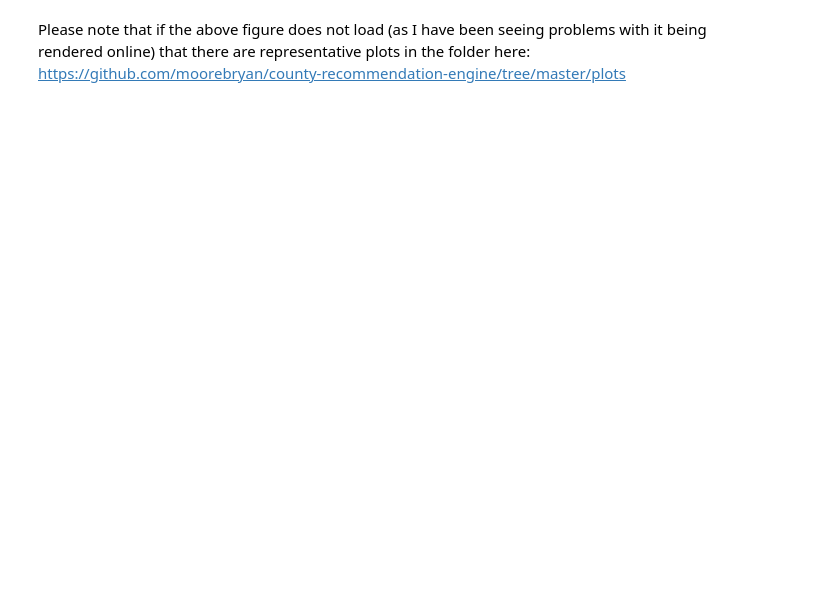
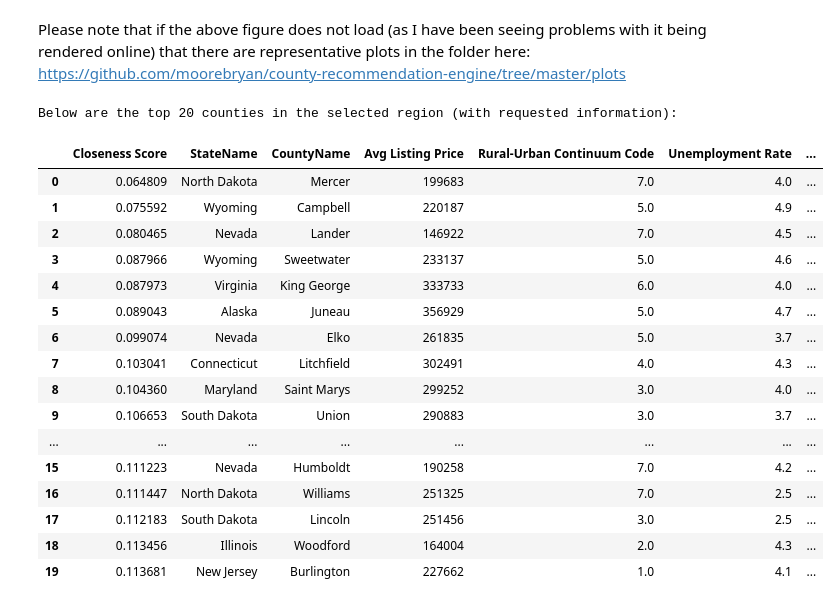
Before and after one commit to moorebryan/county-recommendation-engine, a Jupyter notebook: county-recommendation-engine.ipynb, the cells around one changed output. Drawn from its saved outputs; the diff is of its cells as text; code cells hidden in the pictures; blank space fills up the shorter version.

```diff
--- a/county-recommendation-engine.ipynb
+++ b/county-recommendation-engine.ipynb
@@ -292,3 +403,28 @@ The draw time for this plot will be slow for all clients.
 # %% [markdown]
 Please note that if the above figure does not load (as I have been seeing problems with it being rendered online) that there are representative plots in the folder here:<br>
 https://github.com/moorebryan/county-recommendation-engine/tree/master/plots
+# %%
+print('Below are the top 20 counties in the selected region (with requested information):')
+recommended_counties_df.drop(columns=['index','FIPS'],inplace=True)
+# Convert Avg Listing Price to integer
+recommended_counties_df['Avg Listing Price'] = [int(value) for value in recommended_counties_df['Avg Listing Price'].values]
+recommended_counties_df.head(20)
+# %% [output]
+Below are the top 20 counties in the selected region (with requested information):
+|  | Closeness Score | StateName | CountyName | Avg Listing Price | Rural-Urban Continuum Code | Unemployment Rate | ... |
+| 0 | 0.064809 | North Dakota | Mercer | 199683 | 7.0 | 4.0 | ... |
+| 1 | 0.075592 | Wyoming | Campbell | 220187 | 5.0 | 4.9 | ... |
+| 2 | 0.080465 | Nevada | Lander | 146922 | 7.0 | 4.5 | ... |
+| 3 | 0.087966 | Wyoming | Sweetwater | 233137 | 5.0 | 4.6 | ... |
+| 4 | 0.087973 | Virginia | King George | 333733 | 6.0 | 4.0 | ... |
+| 5 | 0.089043 | Alaska | Juneau | 356929 | 5.0 | 4.7 | ... |
+| 6 | 0.099074 | Nevada | Elko | 261835 | 5.0 | 3.7 | ... |
+| 7 | 0.103041 | Connecticut | Litchfield | 302491 | 4.0 | 4.3 | ... |
+| 8 | 0.104360 | Maryland | Saint Marys | 299252 | 3.0 | 4.0 | ... |
+| 9 | 0.106653 | South Dakota | Union | 290883 | 3.0 | 3.7 | ... |
+| ... | ... | ... | ... | ... | ... | ... | ... |
+| 15 | 0.111223 | Nevada | Humboldt | 190258 | 7.0 | 4.2 | ... |
+| 16 | 0.111447 | North Dakota | Williams | 251325 | 7.0 | 2.5 | ... |
+| 17 | 0.112183 | South Dakota | Lincoln | 251456 | 3.0 | 2.5 | ... |
+| 18 | 0.113456 | Illinois | Woodford | 164004 | 2.0 | 4.3 | ... |
+| 19 | 0.113681 | New Jersey | Burlington | 227662 | 1.0 | 4.1 | ... |
```
Also changed, not shown: parts of 17 cells of this notebook, 1 other file.
